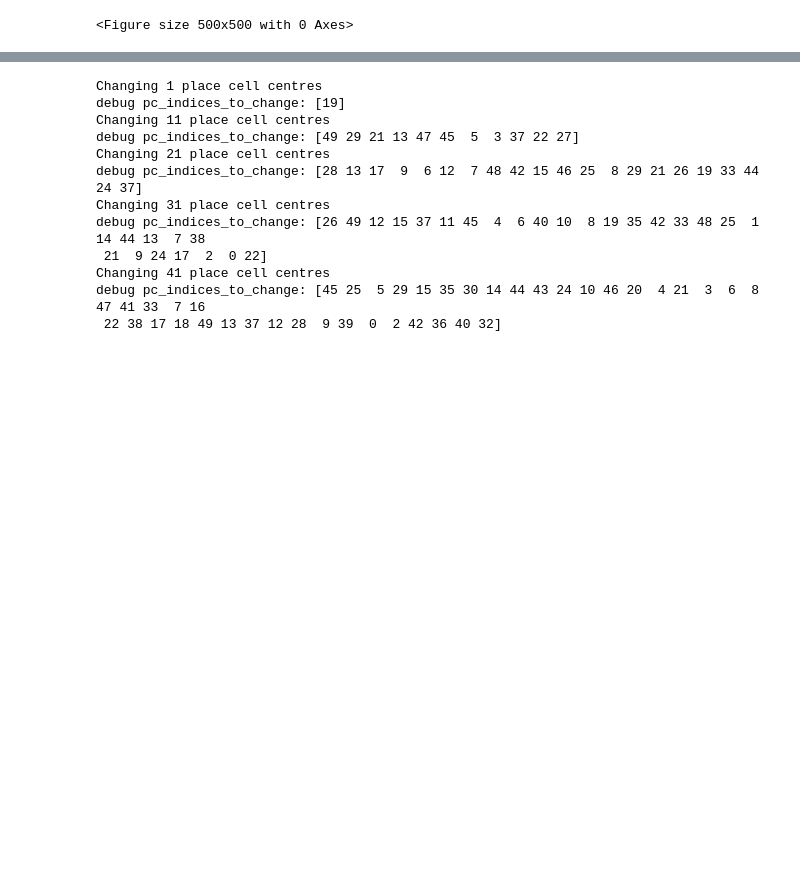
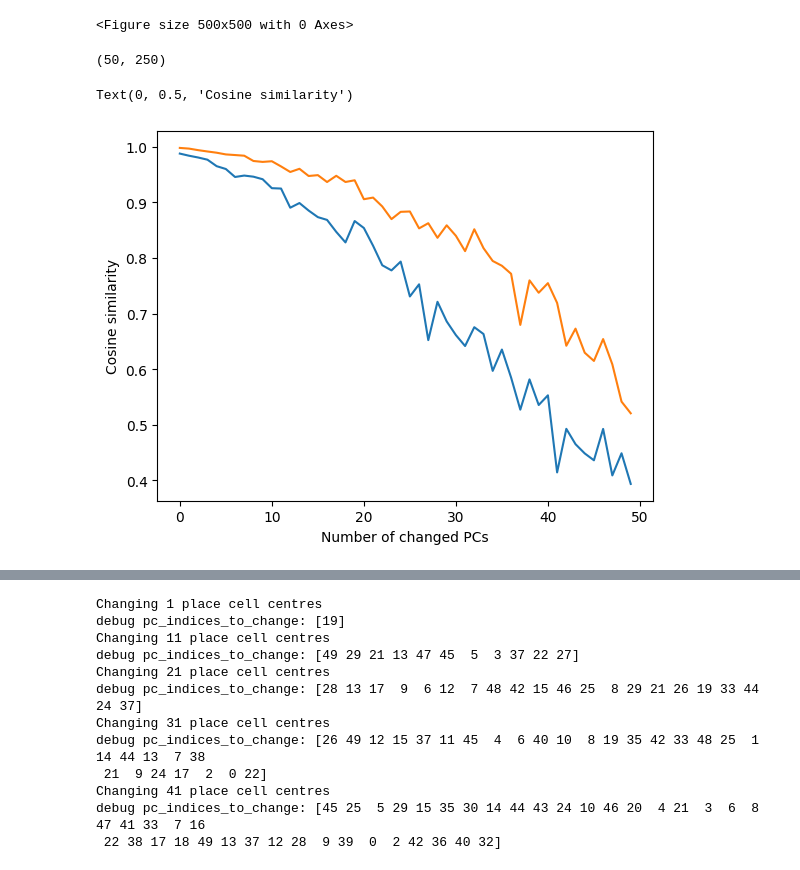
Before and after one commit to Sruthi-sk/dsm-hippocampus, a Jupyter notebook: model_viz_RiaB_random_SR.ipynb, the cells around one changed output, grey strips where cells are left out. Drawn from its saved outputs; the diff is of its cells as text; code cells hidden in the pictures; blank space fills up the shorter version.

```diff
--- a/model_viz_RiaB_random_SR.ipynb
+++ b/model_viz_RiaB_random_SR.ipynb
@@ -772,3 +755,20 @@ with open('neuron_scores_changedPCs_DSM_5.pkl', 'rb') as f:
     neuron_scores_changedPCs_DSM = pickle.load(f)
+# %%
+neuron_scores_changedPCs_DSM.shape
+# %% [output]
+(50, 250)
+# %%
+len(neuron_scores_changedPCs_SR)
+
+avg_scores_SR = np.mean(neuron_scores_changedPCs_SR, axis=1)
+avg_scores_DSM = np.mean(neuron_scores_changedPCs_DSM, axis=1)
+# %%
+plt.plot(avg_scores_SR, label='SR')
+plt.plot(avg_scores_DSM, label='DSM')
+plt.xlabel('Number of changed PCs')
+plt.ylabel('Cosine similarity')
+# %% [output]
+Text(0, 0.5, 'Cosine similarity')
+[figure, added]
 # %%
 # neuron_list = np.arange(true_PC_fullenv.shape[1])
```
Also changed, not shown: parts of 5 cells of this notebook, 4 other files.
